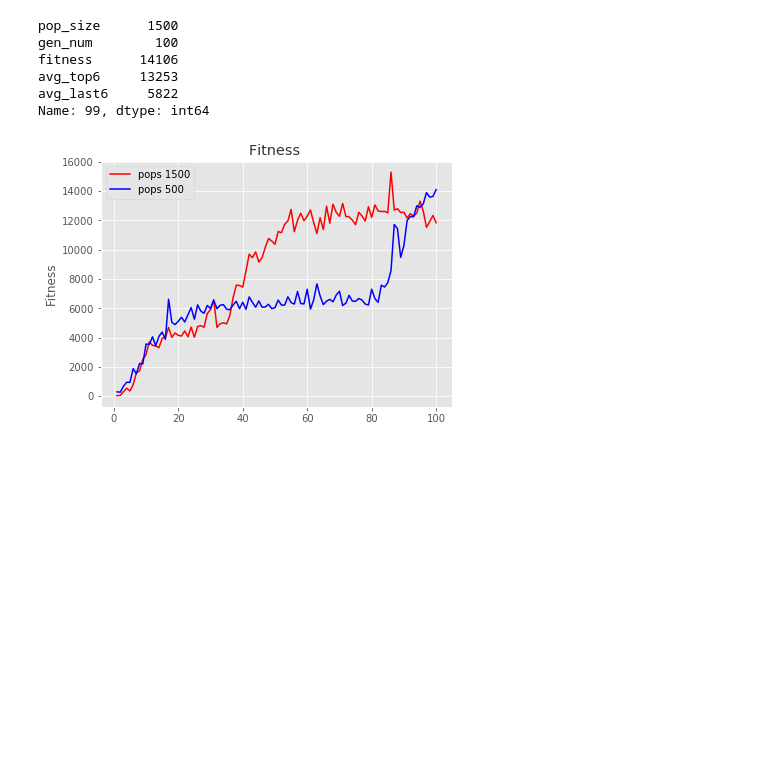
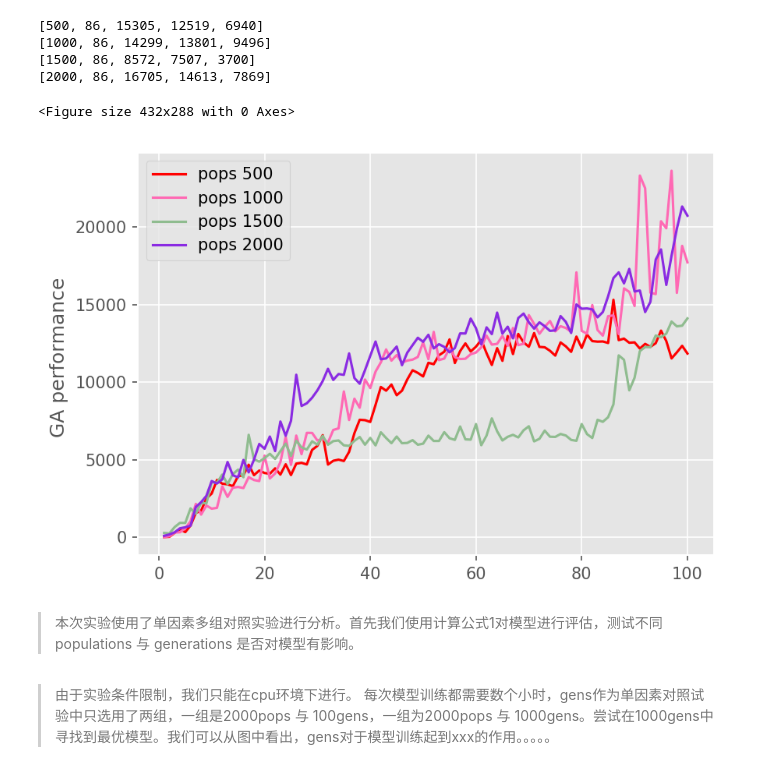
Before and after one commit to TOMMYWHY/159_740Studies-in-Intelligent-Systems, a Jupyter notebook: seminar/demo/snake-master/test.ipynb, the cells around one changed output. Saved outputs shown, nothing was run; the diff lists cells and outputs as text; code cells hidden in the pictures; blank space fills up the shorter version.

```diff
--- a/seminar/demo/snake-master/test.ipynb
+++ b/seminar/demo/snake-master/test.ipynb
@@ -55,9 +18,0 @@ Name: 85, dtype: int64
-# %%
-df_1500.iloc[df_1500['fitness'].argmax()]
-# %% [output]
-pop_size      1500
-gen_num        100
-fitness      14106
-avg_top6     13253
-avg_last6     5822
-Name: 99, dtype: int64
@@ -76,12 +19,35 @@ Name: 99, dtype: int64
+# %%
+df_500 = pd.read_csv("./best_model/pops500_gen100/output_pops500_gn100.csv",names=col_names)
+df_1000 = pd.read_csv("./best_model/pops1000_gen100/output_pops1000_gn100.csv",names=col_names)
+df_1500 = pd.read_csv("./best_model/pops1500_gen100/output_pops1500_gn100.csv",names=col_names)
+df_2000 = pd.read_csv("./best_model/pops2000_gen100/output_pops2000_gn100.csv",names=col_names)
+# %%
+#max fitness
+print(df_500.iloc[df_500['fitness'].argmax()].tolist())
+print(df_1000.iloc[df_500['fitness'].argmax()].tolist())
+print(df_1500.iloc[df_500['fitness'].argmax()].tolist())
+print(df_2000.iloc[df_500['fitness'].argmax()].tolist())
+# %% [output]
+[500, 86, 15305, 12519, 6940]
+[1000, 86, 14299, 13801, 9496]
+[1500, 86, 8572, 7507, 3700]
+[2000, 86, 16705, 14613, 7869]
 # %%
-df_500[['fitness']]
-plt.plot(df_500["gen_num"],df_500["fitness"], c="red",label="pops 1500")
-plt.plot(df_1500["gen_num"],df_1500["fitness"], c="blue",label="pops 500")
-plt.ylabel(u"Fitness")
+# df_500[['fitness']]
+plt.figure(figsize=(6,4))
+plt.figure(dpi=150)
+plt.plot(df_500["gen_num"],df_500["fitness"], c="red",label="pops 500")
+plt.plot(df_1000["gen_num"],df_1000["fitness"], c="hotpink",label="pops 1000")
+plt.plot(df_1500["gen_num"],df_1500["fitness"], c="darkseagreen",label="pops 1500")
+plt.plot(df_2000["gen_num"],df_2000["fitness"], c="blueviolet",label="pops 2000")
+
+
+plt.ylabel(u"GA performance ")
 plt.tight_layout()
-plt.title("Fitness ", alpha=0.8)
+# plt.title("Fitness ", alpha=0.8)
 plt.legend(loc='upper left')
 plt.savefig("Fitness.png")
 plt.show()
 # %% [output]
+<Figure size 432x288 with 0 Axes>
-[figure, old version]
+[figure, new version]
@@ -87,0 +56,4 @@ plt.show()
+# %% [markdown]
+> 本次实验使用了单因素多组对照实验进行分析。首先我们使用计算公式1对模型进行评估，测试不同populations 与 generations 是否对模型有影响。
+# %% [markdown]
+> 由于实验条件限制，我们只能在cpu环境下进行。 每次模型训练都需要数个小时，gens作为单因素对照试验中只选用了两组，一组是2000pops 与 100gens，一组为2000pops 与 1000gens。尝试在1000gens中寻找到最优模型。我们可以从图中看出，gens对于模型训练起到xxx的作用。。。。。
```
Also changed, not shown: parts of 14 cells of this notebook, 14 other files.
